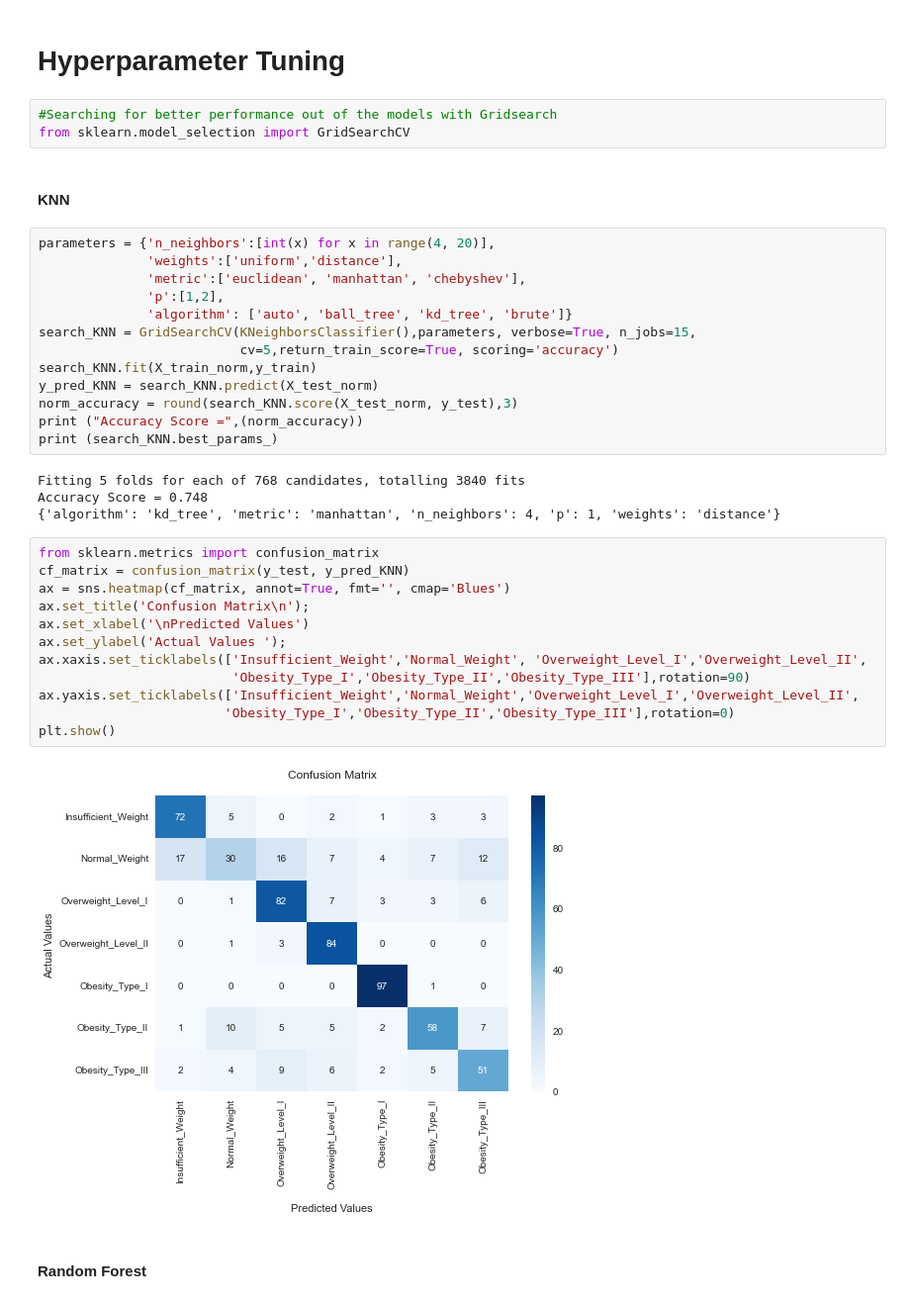
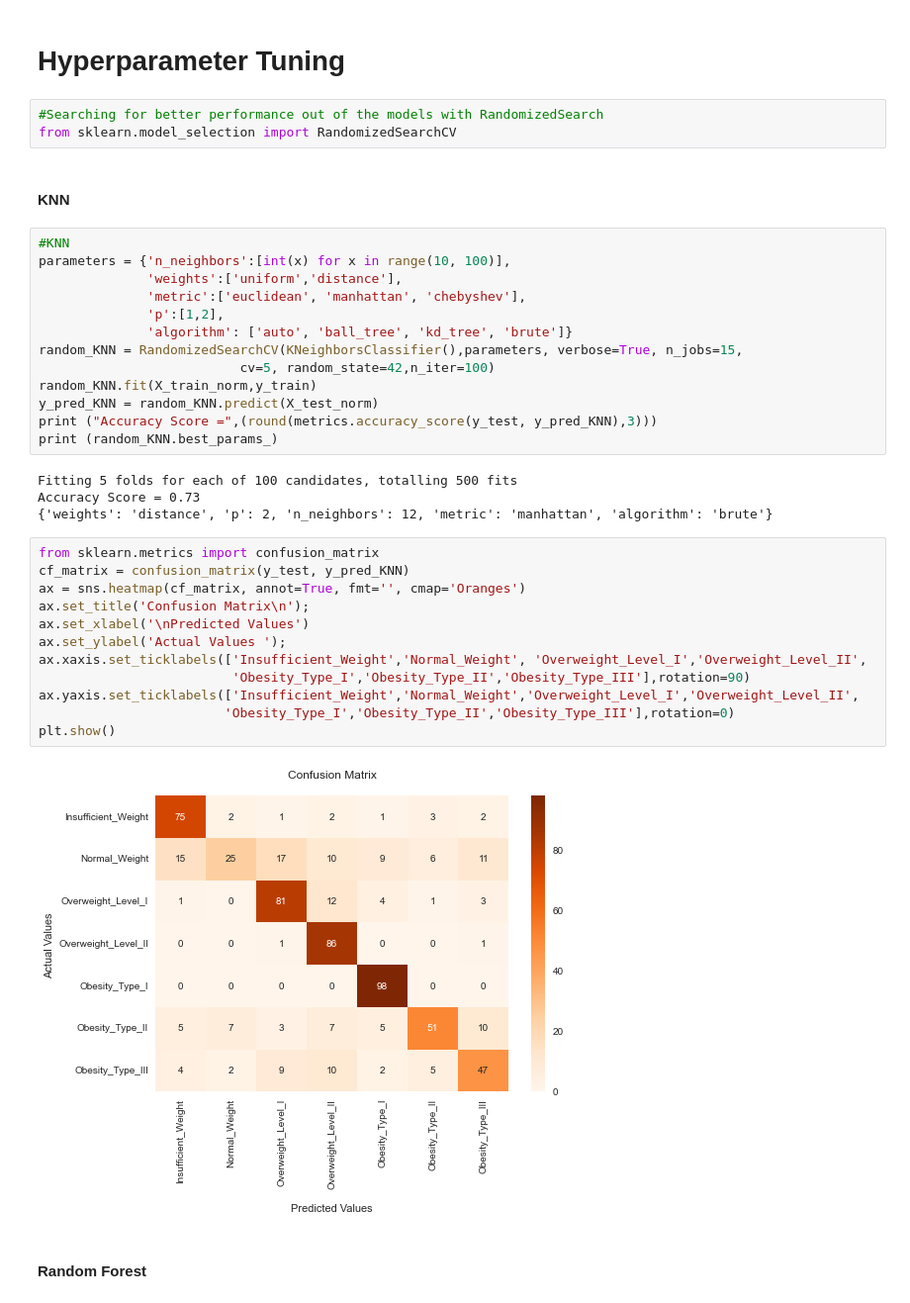
Before and after one commit to NoaAmichai/Obesity-Data-Science-Project, a Jupyter notebook: Obesity.ipynb, the cells around one changed output. Shown at 99% size. Cells and saved outputs as stored; diff of their text form.

```diff
--- a/Obesity.ipynb
+++ b/Obesity.ipynb
@@ -364,41 +364,41 @@ Since Random Forest had a better score than a Decision tree, we won't try to imp
 # %% [markdown]
 # Hyperparameter Tuning
 # %%
-#Searching for better performance out of the models with Gridsearch
-from sklearn.model_selection import GridSearchCV
+#Searching for better performance out of the models with RandomizedSearch
+from sklearn.model_selection import RandomizedSearchCV
 # %% [markdown]
 #### KNN
 # %%
-parameters = {'n_neighbors':[int(x) for x in range(4, 20)],
+#KNN
+parameters = {'n_neighbors':[int(x) for x in range(10, 100)],
               'weights':['uniform','distance'],
               'metric':['euclidean', 'manhattan', 'chebyshev'],
               'p':[1,2],
               'algorithm': ['auto', 'ball_tree', 'kd_tree', 'brute']}
-search_KNN = GridSearchCV(KNeighborsClassifier(),parameters, verbose=True, n_jobs=15,
-                          cv=5,return_train_score=True, scoring='accuracy')
-search_KNN.fit(X_train_norm,y_train)
-y_pred_KNN = search_KNN.predict(X_test_norm)
-norm_accuracy = round(search_KNN.score(X_test_norm, y_test),3)
-print ("Accuracy Score =",(norm_accuracy))
-print (search_KNN.best_params_)
+random_KNN = RandomizedSearchCV(KNeighborsClassifier(),parameters, verbose=True, n_jobs=15,
+                          cv=5, random_state=42,n_iter=100)
+random_KNN.fit(X_train_norm,y_train)
+y_pred_KNN = random_KNN.predict(X_test_norm)
+print ("Accuracy Score =",(round(metrics.accuracy_score(y_test, y_pred_KNN),3)))
+print (random_KNN.best_params_)
 # %% [output]
-Fitting 5 folds for each of 768 candidates, totalling 3840 fits
-Accuracy Score = 0.748
-{'algorithm': 'kd_tree', 'metric': 'manhattan', 'n_neighbors': 4, 'p': 1, 'weights': 'distance'}
+Fitting 5 folds for each of 100 candidates, totalling 500 fits
+Accuracy Score = 0.73
+{'weights': 'distance', 'p': 2, 'n_neighbors': 12, 'metric': 'manhattan', 'algorithm': 'brute'}
 # %%
 from sklearn.metrics import confusion_matrix
 cf_matrix = confusion_matrix(y_test, y_pred_KNN)
-ax = sns.heatmap(cf_matrix, annot=True, fmt='', cmap='Blues')
+ax = sns.heatmap(cf_matrix, annot=True, fmt='', cmap='Oranges')
 ax.set_title('Confusion Matrix\n');
 ax.set_xlabel('\nPredicted Values')
 ax.set_ylabel('Actual Values ');
 ax.xaxis.set_ticklabels(['Insufficient_Weight','Normal_Weight', 'Overweight_Level_I','Overweight_Level_II',
                          'Obesity_Type_I','Obesity_Type_II','Obesity_Type_III'],rotation=90)
 ax.yaxis.set_ticklabels(['Insufficient_Weight','Normal_Weight','Overweight_Level_I','Overweight_Level_II',
                         'Obesity_Type_I','Obesity_Type_II','Obesity_Type_III'],rotation=0)
 plt.show()
 # %% [output]
-[figure, old version]
+[figure, new version]
 # %% [markdown]
 #### Random Forest
 # %%
```
Also changed, not shown: parts of 10 cells of this notebook.
